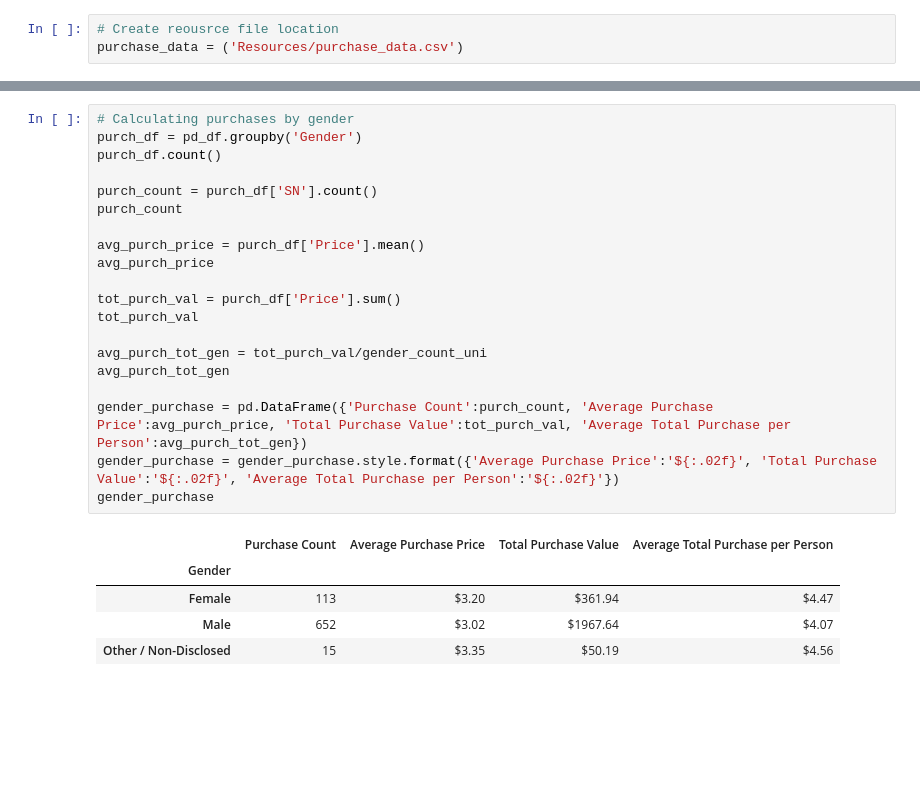
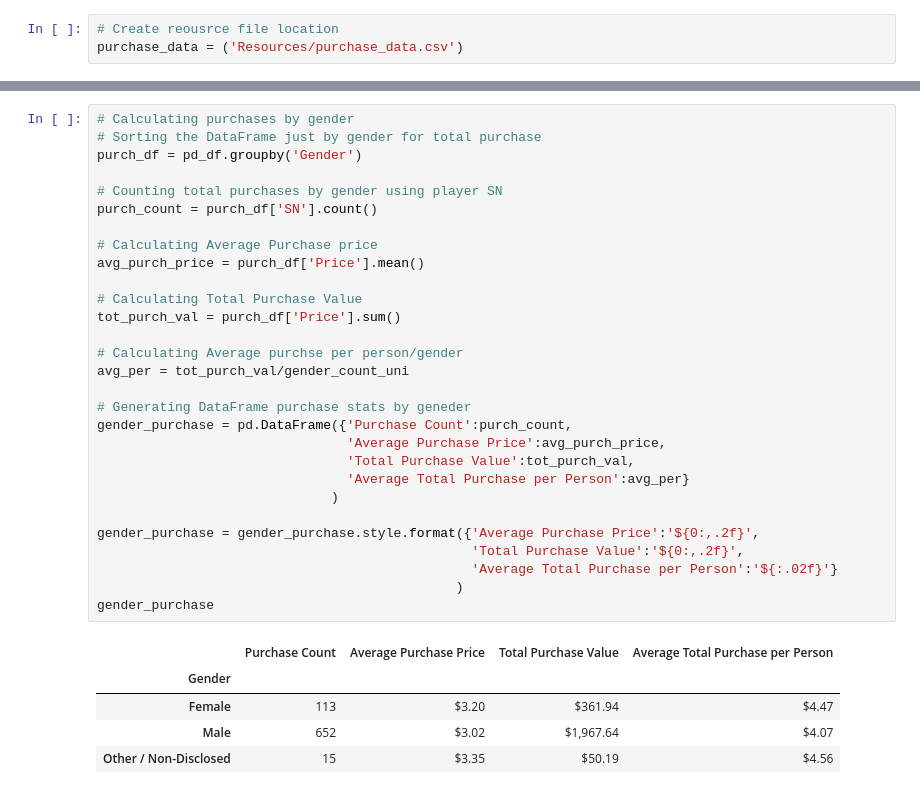
Before and after one commit to dborowski16/pandas-challenge, a Jupyter notebook: HerosOfPymoli/HerosOfPymoli.ipynb, the cells around one changed output, grey strips where cells are left out. Saved outputs shown, nothing was run; the diff lists cells and outputs as text; blank space fills up the shorter version.

```diff
--- a/HerosOfPymoli/HerosOfPymoli.ipynb
+++ b/HerosOfPymoli/HerosOfPymoli.ipynb
@@ -82,28 +87,37 @@ gender_counts
 | Other / Non-Disclosed | 11 | 1.91% |
 # %%
 # Calculating purchases by gender
+# Sorting the DataFrame just by gender for total purchase
 purch_df = pd_df.groupby('Gender')
-purch_df.count()
 
+# Counting total purchases by gender using player SN
 purch_count = purch_df['SN'].count()
-purch_count
 
+# Calculating Average Purchase price
 avg_purch_price = purch_df['Price'].mean()
-avg_purch_price
 
+# Calculating Total Purchase Value
 tot_purch_val = purch_df['Price'].sum()
-tot_purch_val
 
-avg_purch_tot_gen = tot_purch_val/gender_count_uni
-avg_purch_tot_gen
+# Calculating Average purchse per person/gender
+avg_per = tot_purch_val/gender_count_uni
 
-gender_purchase = pd.DataFrame({'Purchase Count':purch_count, 'Average Purchase Price':avg_purch_price, 'Total Purchase Value':tot_purch_val, 'Average Total Purchase per Person':avg_purch_tot_gen})
-gender_purchase = gender_purchase.style.format({'Average Purchase Price':'${:.02f}', 'Total Purchase Value':'${:.02f}', 'Average Total Purchase per Person':'${:.02f}'})
+# Generating DataFrame purchase stats by geneder
+gender_purchase = pd.DataFrame({'Purchase Count':purch_count,
+                                'Average Purchase Price':avg_purch_price,
+                                'Total Purchase Value':tot_purch_val,
+                                'Average Total Purchase per Person':avg_per}
+                              )
+
+gender_purchase = gender_purchase.style.format({'Average Purchase Price':'${0:,.2f}',
+                                                'Total Purchase Value':'${0:,.2f}',
+                                                'Average Total Purchase per Person':'${:.02f}'}
+                                              )
 gender_purchase
 # %% [output]
 |  | Purchase Count | Average Purchase Price | Total Purchase Value | Average Total Purchase per Person |
 | Gender |  |  |  |  |
 | Female | 113 | $3.20 | $361.94 | $4.47 |
-| Male | 652 | $3.02 | $1967.64 | $4.07 |
+| Male | 652 | $3.02 | $1,967.64 | $4.07 |
 | Other / Non-Disclosed | 15 | $3.35 | $50.19 | $4.56 |
 # %%
```
Also changed, not shown: parts of 9 cells of this notebook.
